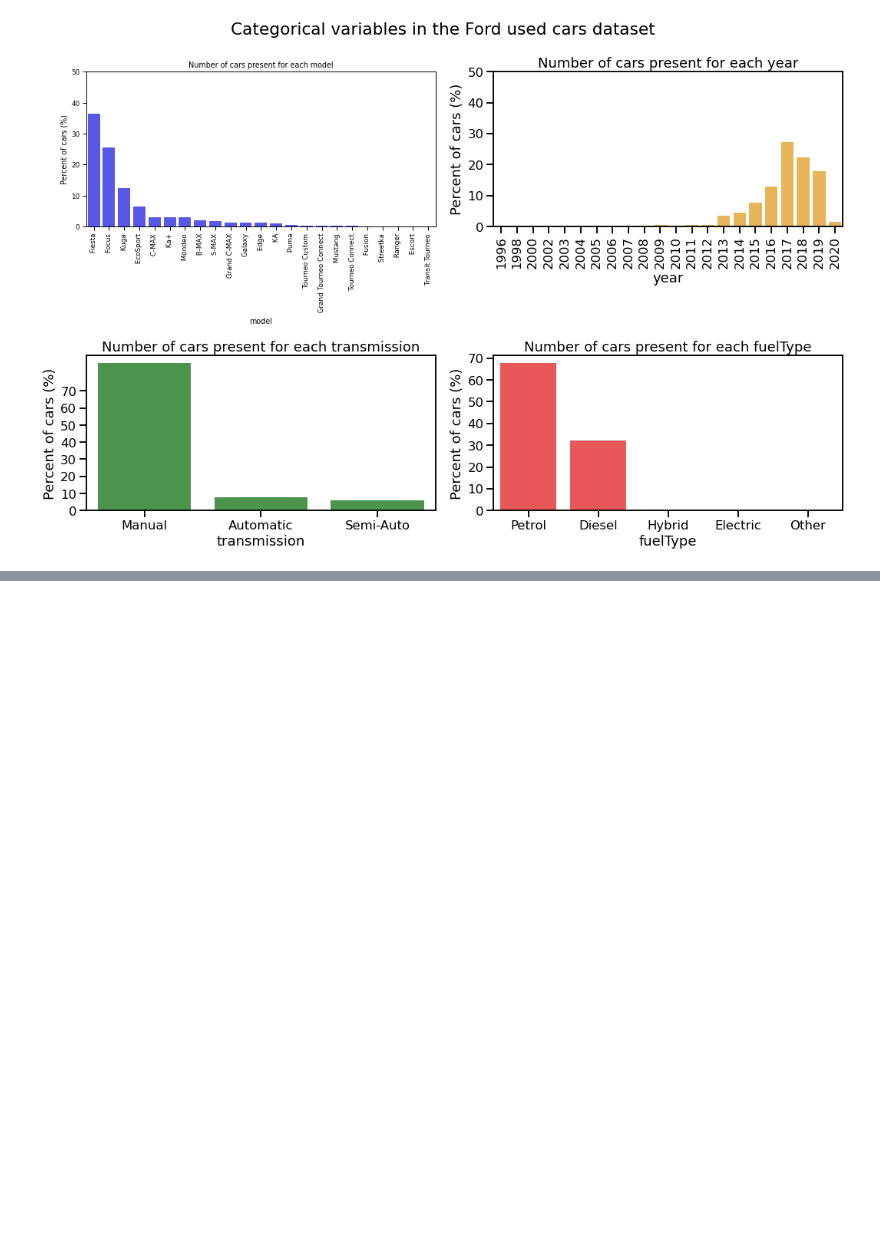
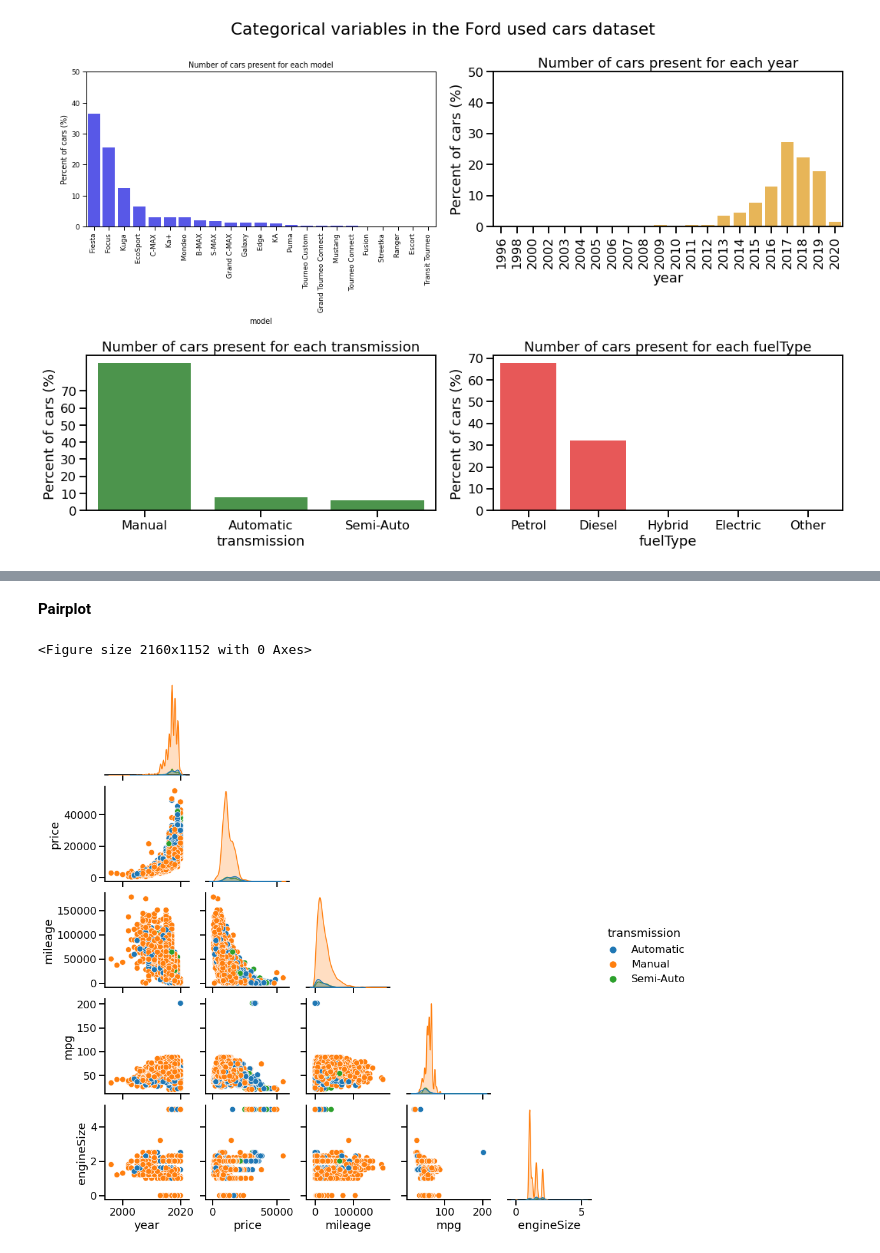
Before and after one commit to Ariful17/Exploratory-Data-Visualization-of-Ford-Used-Car, a Jupyter notebook: Data Analysis of Ford Used Car.ipynb, the cells around one changed output, grey strips where cells are left out. Cells and saved outputs as stored; diff of their text form; code cells hidden in the pictures; blank space fills up the shorter version.

```diff
--- a/Data Analysis of Ford Used Car.ipynb
+++ b/Data Analysis of Ford Used Car.ipynb
@@ -379,0 +395,9 @@ plt.show()
+# %% [markdown]
+**Pairplot**
+# %%
+plt.figure(figsize=(30,16))
+sns.pairplot(df, corner=True, hue='transmission')
+plt.show()
+# %% [output]
+<Figure size 2160x1152 with 0 Axes>
+[figure, added]
```
Also changed, not shown: parts of 5 cells of this notebook.
